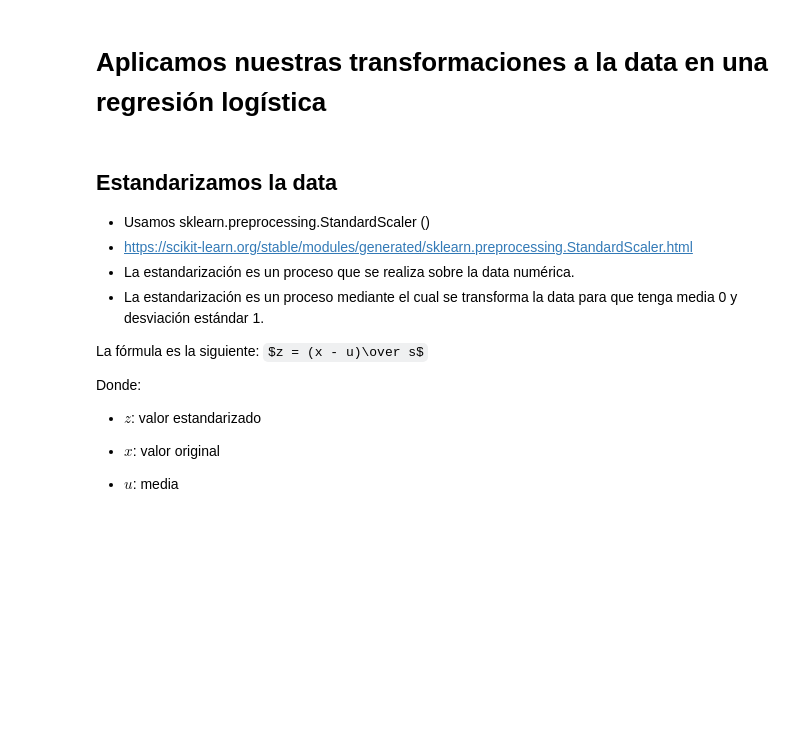
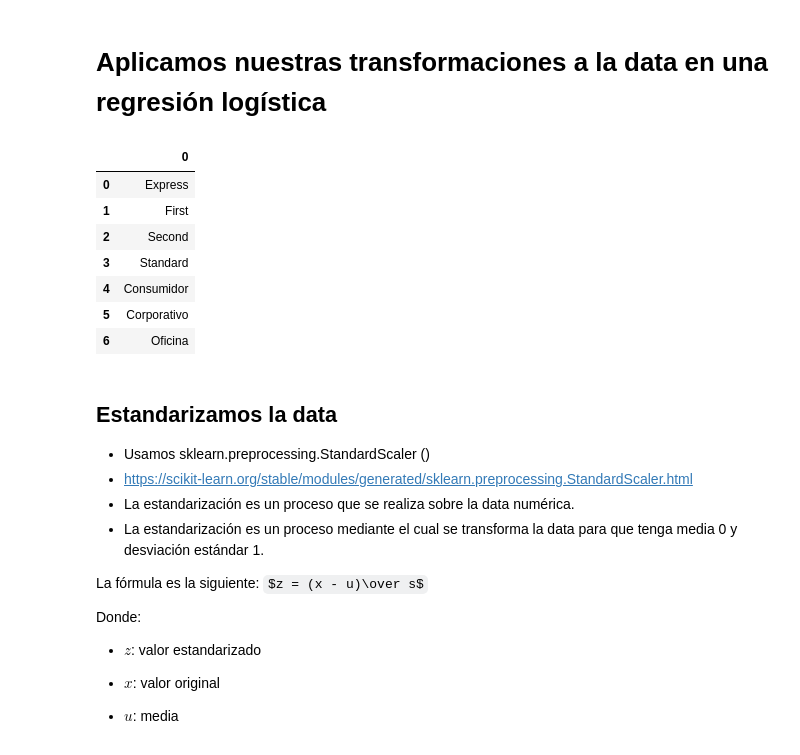
Before and after one commit to Franciscoletelier/UDP_BA, a Jupyter notebook: UDP_BA_Clase_08.ipynb, the cells around one changed output. Drawn from its saved outputs; the diff is of its cells as text; code cells hidden in the pictures; some formulas as TeX source; blank space fills up the shorter version.

```diff
--- a/UDP_BA_Clase_08.ipynb
+++ b/UDP_BA_Clase_08.ipynb
@@ -340,6 +341,19 @@ X = subset.drop('Profit_cat', axis=1).values  # Features (todas las columnas exc
 y = subset['Profit_cat'].values  # Variable objetivo
 
 X_train, X_test, y_train, y_test = train_test_split(X, y, test_size=0.3, random_state=42)
+# %%
+# Vamos a conservar los nombres de las columnas para luego poder identificar los coeficientes
+X_columns = pd.DataFrame(subset.drop('Profit_cat', axis=1).columns)
+X_columns
+# %% [output]
+|  | 0 |
+| 0 | Express |
+| 1 | First |
+| 2 | Second |
+| 3 | Standard |
+| 4 | Consumidor |
+| 5 | Corporativo |
+| 6 | Oficina |
 # %% [markdown]
 ## Estandarizamos la data
 * Usamos sklearn.preprocessing.StandardScaler ()
```
Also changed, not shown: parts of 11 cells of this notebook.
